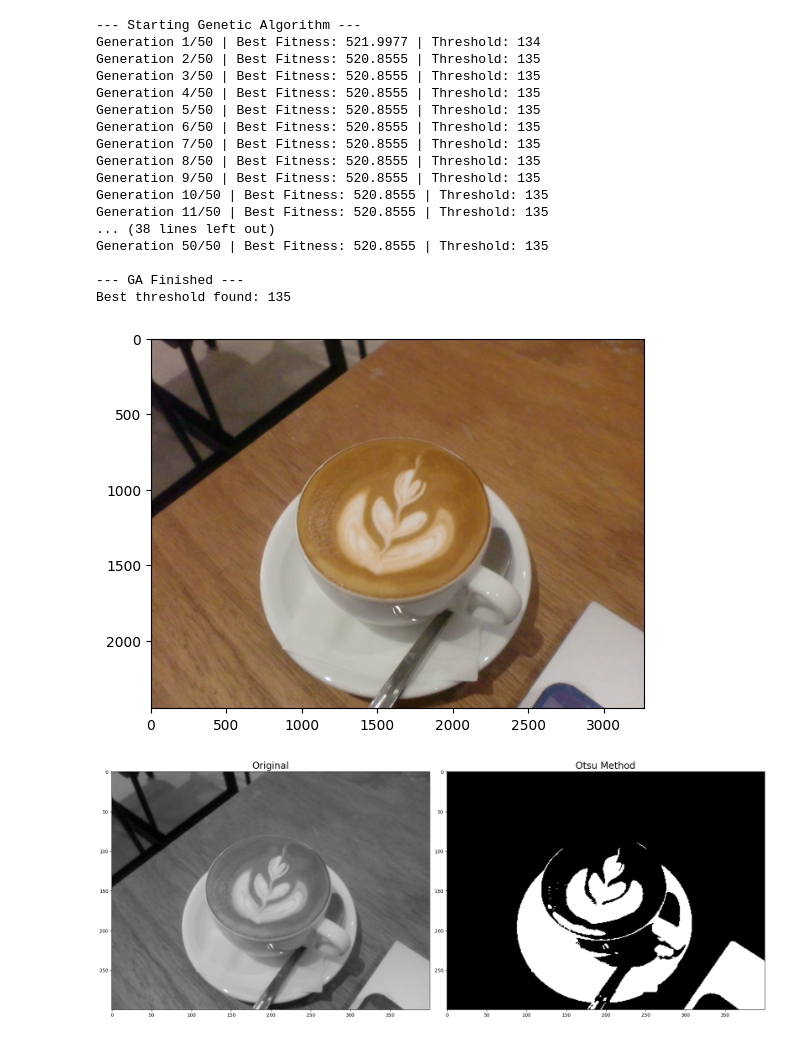
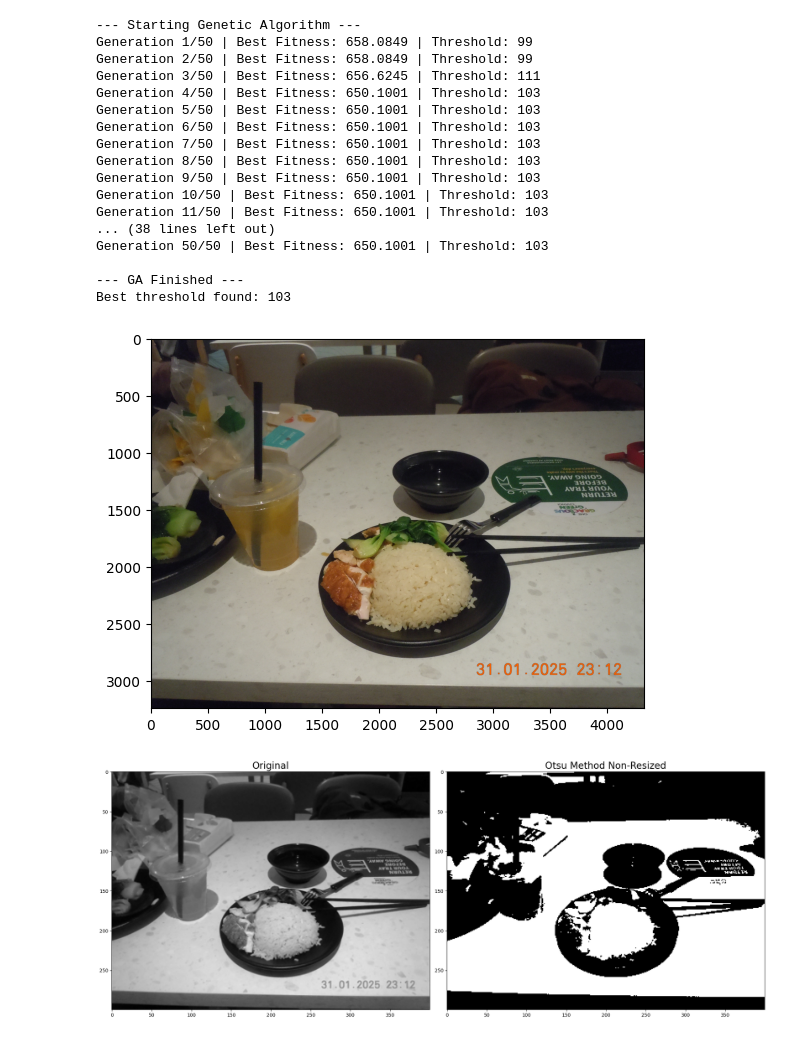
Before and after one commit to chillzuqq/otsuGAimg, a Jupyter notebook: OtsuGAcode.ipynb, the cells around one changed output. Cells and saved outputs as stored; diff of their text form; code cells hidden in the pictures.

```diff
--- a/OtsuGAcode.ipynb
+++ b/OtsuGAcode.ipynb
@@ -110,43 +110,43 @@ def find_best_threshold_ga(im):
     print(f"Best threshold found: {best_threshold}")
     return best_threshold
 # %%
-path_image = 'CIMG5004.JPG'
-new_size=(400,300)
+path_image = '/Users/abynaya/Downloads/DSCN0972.JPG'
+new_size = (400,300)
 
 im = np.asarray(Image.open(path_image).convert('L').resize(new_size))
 best_th_ga = find_best_threshold_ga(im)
 im_ga_otsu = threshold_image(im, best_th_ga)
 import matplotlib.image as mpimg
 image = mpimg.imread(path_image)
 plt.imshow(image)
 plt.show()
 # %% [output]
 --- Starting Genetic Algorithm ---
-Generation 1/50 | Best Fitness: 521.9977 | Threshold: 134
-Generation 2/50 | Best Fitness: 520.8555 | Threshold: 135
-Generation 3/50 | Best Fitness: 520.8555 | Threshold: 135
-Generation 4/50 | Best Fitness: 520.8555 | Threshold: 135
-Generation 5/50 | Best Fitness: 520.8555 | Threshold: 135
-Generation 6/50 | Best Fitness: 520.8555 | Threshold: 135
-Generation 7/50 | Best Fitness: 520.8555 | Threshold: 135
-Generation 8/50 | Best Fitness: 520.8555 | Threshold: 135
-Generation 9/50 | Best Fitness: 520.8555 | Threshold: 135
-Generation 10/50 | Best Fitness: 520.8555 | Threshold: 135
-Generation 11/50 | Best Fitness: 520.8555 | Threshold: 135
+Generation 1/50 | Best Fitness: 658.0849 | Threshold: 99
+Generation 2/50 | Best Fitness: 658.0849 | Threshold: 99
+Generation 3/50 | Best Fitness: 656.6245 | Threshold: 111
+Generation 4/50 | Best Fitness: 650.1001 | Threshold: 103
+Generation 5/50 | Best Fitness: 650.1001 | Threshold: 103
+Generation 6/50 | Best Fitness: 650.1001 | Threshold: 103
+Generation 7/50 | Best Fitness: 650.1001 | Threshold: 103
+Generation 8/50 | Best Fitness: 650.1001 | Threshold: 103
+Generation 9/50 | Best Fitness: 650.1001 | Threshold: 103
+Generation 10/50 | Best Fitness: 650.1001 | Threshold: 103
+Generation 11/50 | Best Fitness: 650.1001 | Threshold: 103
 ... (38 lines left out)
-Generation 50/50 | Best Fitness: 520.8555 | Threshold: 135
+Generation 50/50 | Best Fitness: 650.1001 | Threshold: 103
 
 --- GA Finished ---
-Best threshold found: 135
+Best threshold found: 103
-[figure, old version]
+[figure, new version]
 # %%
 plt.figure(figsize=(20,10))
 plt.subplot(1,2,1)
 plt.title('Original',fontsize=20)
 plt.imshow(im,cmap='gray')
 plt.subplot(1,2,2)
-plt.title('Otsu Method',fontsize=20)
+plt.title('Otsu Method Non-Resized',fontsize=20)
 plt.imshow(im_ga_otsu,cmap='gray')
 plt.tight_layout()
 # %% [output]
-[figure, old version]
+[figure, new version]
```
Also changed, not shown: parts of 1 cell of this notebook, 2 other files.
